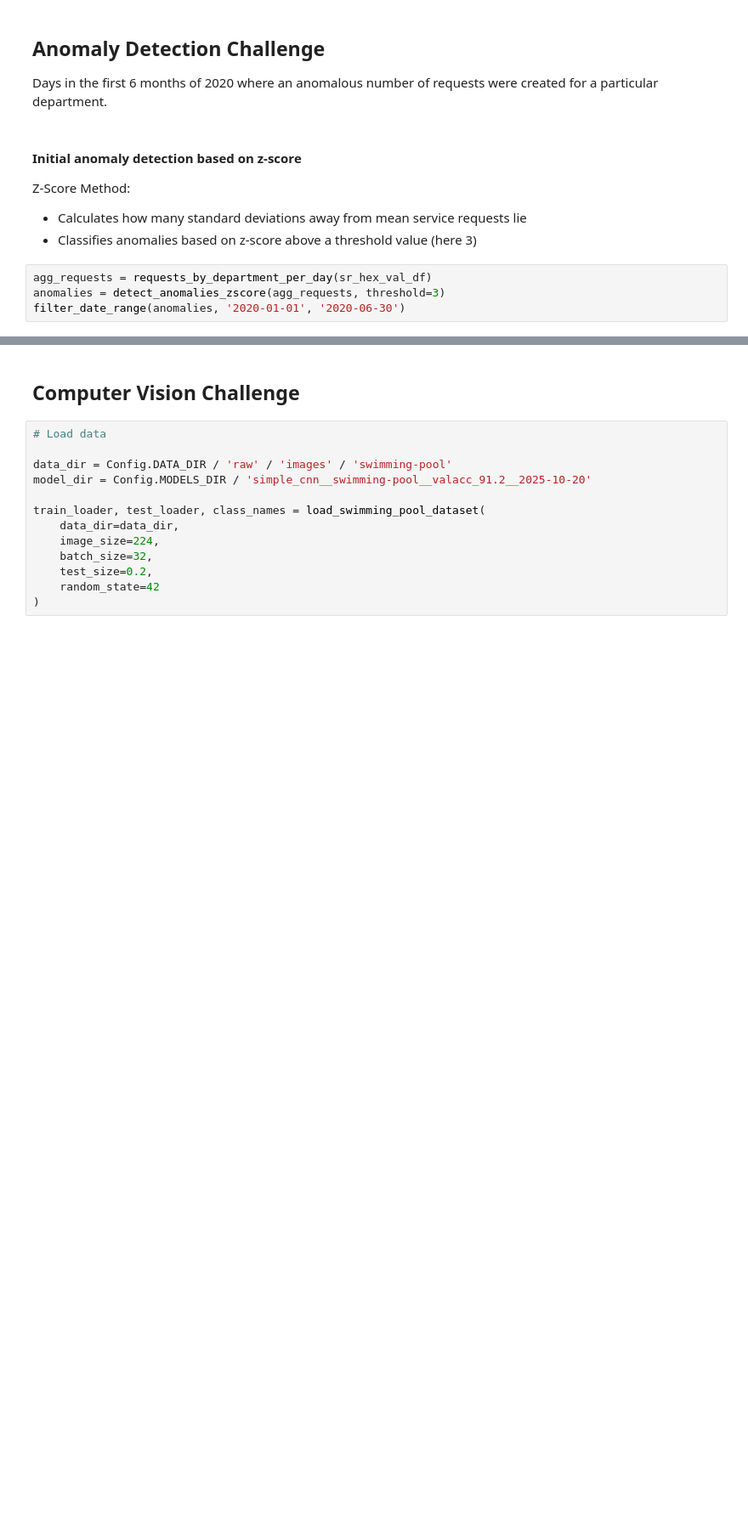
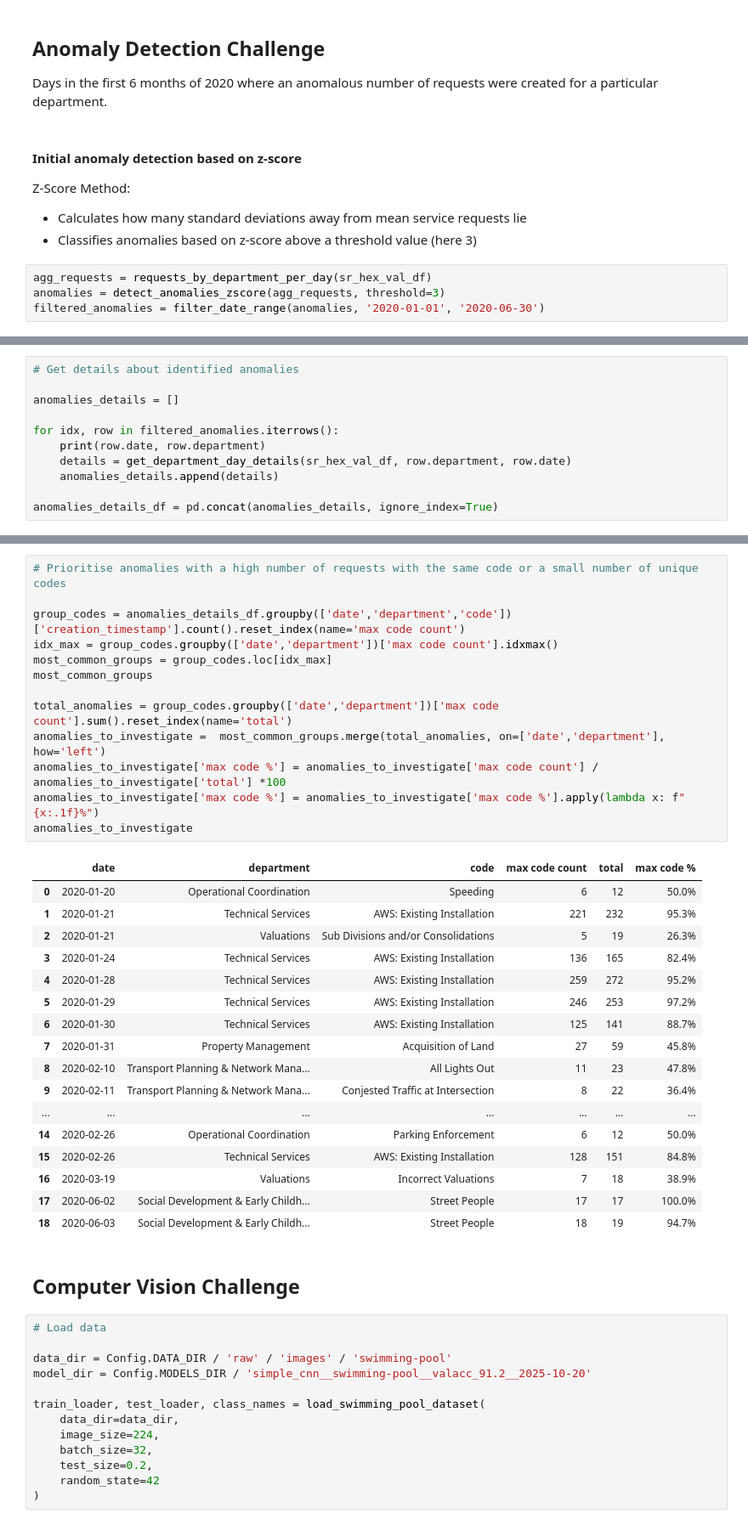
Before and after one commit to wiebket/ds_code_challenge, a Jupyter notebook: notebooks/0.0-main-workflow.ipynb, the cells around one changed output, grey strips where cells are left out. Shown: that part at 85% size. Saved outputs shown, nothing was run; the diff lists cells and outputs as text; blank space fills up the shorter version.

```diff
--- a/notebooks/0.0-main-workflow.ipynb
+++ b/notebooks/0.0-main-workflow.ipynb
@@ -103,7 +128,7 @@ Z-Score Method:
 # %%
 agg_requests = requests_by_department_per_day(sr_hex_val_df)
 anomalies = detect_anomalies_zscore(agg_requests, threshold=3)
-filter_date_range(anomalies, '2020-01-01', '2020-06-30')
+filtered_anomalies = filter_date_range(anomalies, '2020-01-01', '2020-06-30')
 # %% [output]
 INFO:ds_code_challenge.data.transform:Aggregating 941634 service requests by department and day
 INFO:ds_code_challenge.data.transform:Aggregated to 5304 date-department combinations
@@ -162,0 +157,11 @@ INFO:ds_code_challenge.data.transform:  MORGANS VILLAGE: 1
+# %%
+# Get details about identified anomalies
+
+anomalies_details = []
+
+for idx, row in filtered_anomalies.iterrows():
+    print(row.date, row.department)
+    details = get_department_day_details(sr_hex_val_df, row.department, row.date)
+    anomalies_details.append(details)
+
+anomalies_details_df = pd.concat(anomalies_details, ignore_index=True)
@@ -163,3 +284,34 @@ INFO:ds_code_challenge.data.transform:  MORGANS VILLAGE: 1
+# %%
+# Prioritise anomalies with a high number of requests with the same code or a small number of unique codes
+
+group_codes = anomalies_details_df.groupby(['date','department','code'])['creation_timestamp'].count().reset_index(name='max code count')
+idx_max = group_codes.groupby(['date','department'])['max code count'].idxmax()
+most_common_groups = group_codes.loc[idx_max]
+most_common_groups
+
+total_anomalies = group_codes.groupby(['date','department'])['max code count'].sum().reset_index(name='total')
+anomalies_to_investigate =  most_common_groups.merge(total_anomalies, on=['date','department'], how='left')
+anomalies_to_investigate['max code %'] = anomalies_to_investigate['max code count'] / anomalies_to_investigate['total'] *100
+anomalies_to_investigate['max code %'] = anomalies_to_investigate['max code %'].apply(lambda x: f"{x:.1f}%")
+anomalies_to_investigate
+# %% [output]
+|  | date | department | code | max code count | total | max code % |
+| 0 | 2020-01-20 | Operational Coordination | Speeding | 6 | 12 | 50.0% |
+| 1 | 2020-01-21 | Technical Services | AWS: Existing Installation | 221 | 232 | 95.3% |
+| 2 | 2020-01-21 | Valuations | Sub Divisions and/or Consolidations | 5 | 19 | 26.3% |
+| 3 | 2020-01-24 | Technical Services | AWS: Existing Installation | 136 | 165 | 82.4% |
+| 4 | 2020-01-28 | Technical Services | AWS: Existing Installation | 259 | 272 | 95.2% |
+| 5 | 2020-01-29 | Technical Services | AWS: Existing Installation | 246 | 253 | 97.2% |
+| 6 | 2020-01-30 | Technical Services | AWS: Existing Installation | 125 | 141 | 88.7% |
+| 7 | 2020-01-31 | Property Management | Acquisition of Land | 27 | 59 | 45.8% |
+| 8 | 2020-02-10 | Transport Planning & Network Mana... | All Lights Out | 11 | 23 | 47.8% |
+| 9 | 2020-02-11 | Transport Planning & Network Mana... | Conjested Traffic at Intersection | 8 | 22 | 36.4% |
+| ... | ... | ... | ... | ... | ... | ... |
+| 14 | 2020-02-26 | Operational Coordination | Parking Enforcement | 6 | 12 | 50.0% |
+| 15 | 2020-02-26 | Technical Services | AWS: Existing Installation | 128 | 151 | 84.8% |
+| 16 | 2020-03-19 | Valuations | Incorrect Valuations | 7 | 18 | 38.9% |
+| 17 | 2020-06-02 | Social Development & Early Childh... | Street People | 17 | 17 | 100.0% |
+| 18 | 2020-06-03 | Social Development & Early Childh... | Street People | 18 | 19 | 94.7% |
 # %% [markdown]
 ## Computer Vision Challenge
 # %%
```
Also changed, not shown: parts of 11 cells of this notebook.
